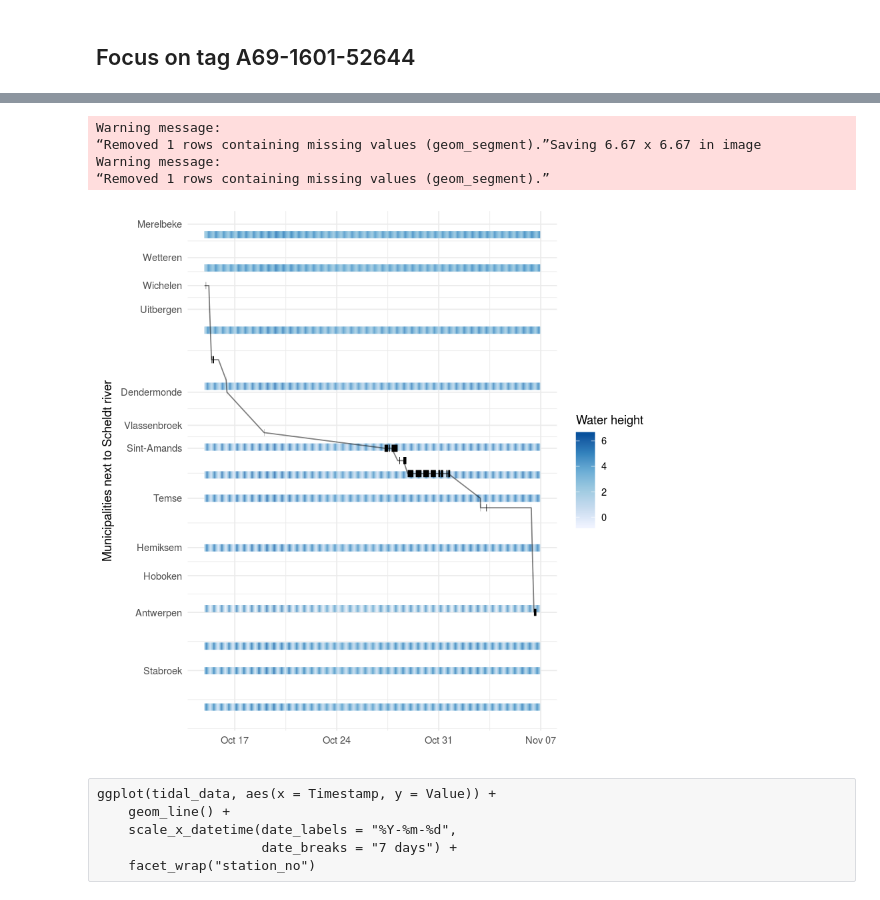
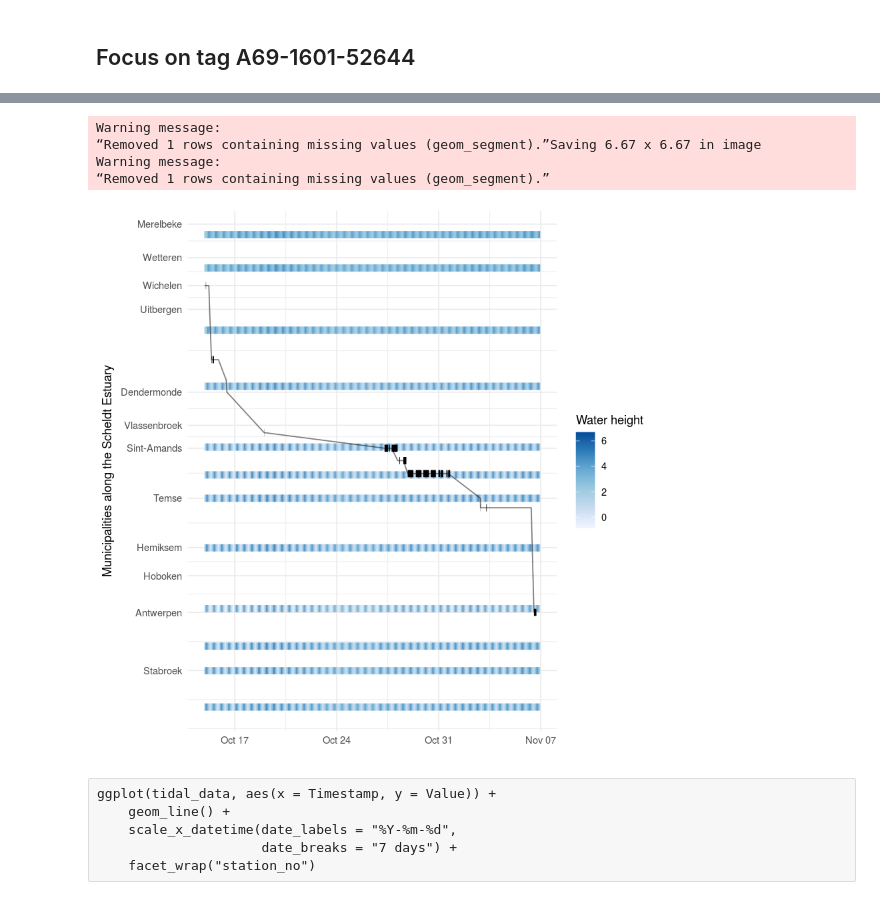
Before and after one commit to inbo/oscibio, a Jupyter notebook: content/posts/waterinfo-tidal.ipynb, the cells around one changed output, grey strips where cells are left out. Cells and saved outputs as stored; diff of their text form; code cells hidden in the pictures.

```diff
--- a/content/posts/waterinfo-tidal.ipynb
+++ b/content/posts/waterinfo-tidal.ipynb
@@ -172,0 +271,42 @@ Warning message:
+# %%
+start_moment <- "2016-11-14"
+end_moment <- "2016-11-27"
+
+eels_subset <- eels %>% filter(Departure >= start_moment,
+                               Arrival <= end_moment,
+                               Transmitter == "A69-1601-52644")
+
+tidal_data_subset <- tidal_data %>% filter(Timestamp >= start_moment,
+                                           Timestamp <= end_moment)
+
+tide_periods_subset <- tide_periods %>% filter(start >= start_moment, end <= end_moment)
+
+ggplot() +
+    geom_rect(data = tide_periods_subset,
+              aes(xmin = start, xmax = end, ymin = 0, ymax = Inf),
+              alpha = 0.05) +
+    geom_segment(data = tidal_data_subset, aes(x = Timestamp, xend = lag(Timestamp),
+                 y = distance_to_refence_station, yend = distance_to_refence_station,
+                 color = Value), size = 5) +
+    scale_color_distiller("Water height", type = "seq", palette = "Blues", direction = 1) +
+    geom_line(data = eels_subset, aes(x = Arrival,
+                                      y = distance_to_refence_station),
+              alpha = 0.75, color = "grey", style = "--") +
+    geom_segment(data = eels_subset, aes(x = Arrival, xend = Departure,
+                 y = distance_to_refence_station, yend = distance_to_refence_station),
+                 size = 3) +
+    xlab("") + ylab("") +
+    scale_y_continuous("Municipalities along the Scheldt Estuary",
+                       breaks = station_municipality$distance_to_refence_station,
+                       labels = station_municipality$municipality) +
+    scale_x_datetime(date_labels = "%Y-%m-%d",
+                     date_breaks = "7 days") +
+    annotate("text", x = as_datetime("2016-11-21"),
+             y = max(eels$distance_to_refence_station) * 0.22,
+             colour = "#2b8cbe", label = "Sea") +
+    annotate("segment", x = as_datetime("2016-11-21"), xend = as_datetime("2016-11-21"),
+             y = max(eels$distance_to_refence_station) * 0.2,
+             yend = max(eels$distance_to_refence_station) * 0.1,
+                 arrow = arrow(length = unit(0.5, "cm")), color = "#2b8cbe") +
+    theme_minimal() -> tidal_tracks
+#ggsave(filename = "eels_behavior_3.png", dpi = 300)
@@ -213,27 +398,27 @@ tidal_data %>% filter(Timestamp >= start_moment, Timestamp <= end_moment) -> tid
 # %%
 ggplot() +
     geom_segment(data = tidal_data_subset, aes(x = Timestamp, xend = lag(Timestamp),
                  y = distance_to_refence_station, yend = distance_to_refence_station,
                  color = Value), size = 3) +
     scale_color_distiller("Water height", type = "seq", palette = "Blues", direction = 1) +
     geom_segment(data = eels_subset, aes(x = Arrival, xend = Departure,
                  y = distance_to_refence_station, yend = distance_to_refence_station),
                  size = 3) +
     geom_line(data = eels_subset, aes(x = Arrival,
                                       y = distance_to_refence_station),
               alpha = 0.5) +
     xlab("") + ylab("") +
-    scale_y_continuous("Municipalities next to Scheldt river",
+    scale_y_continuous("Municipalities along the Scheldt Estuary",
                        breaks = station_municipality$distance_to_refence_station,
                        labels = station_municipality$municipality) +
     theme_minimal()
 ggsave(filename = "eels_behavior_4.png", dpi = 300)
 # %% [output]
 Warning message:
 “Removed 1 rows containing missing values (geom_segment).”Saving 6.67 x 6.67 in image
 Warning message:
 “Removed 1 rows containing missing values (geom_segment).”
-[figure, old version]
+[figure, new version]
 # %%
 #ggplot(tidal_data, aes(x = Timestamp, y  = station_no, color = Value)) +
 #    geom_tile()
```
Also changed, not shown: parts of 29 cells of this notebook, 1 other file.
